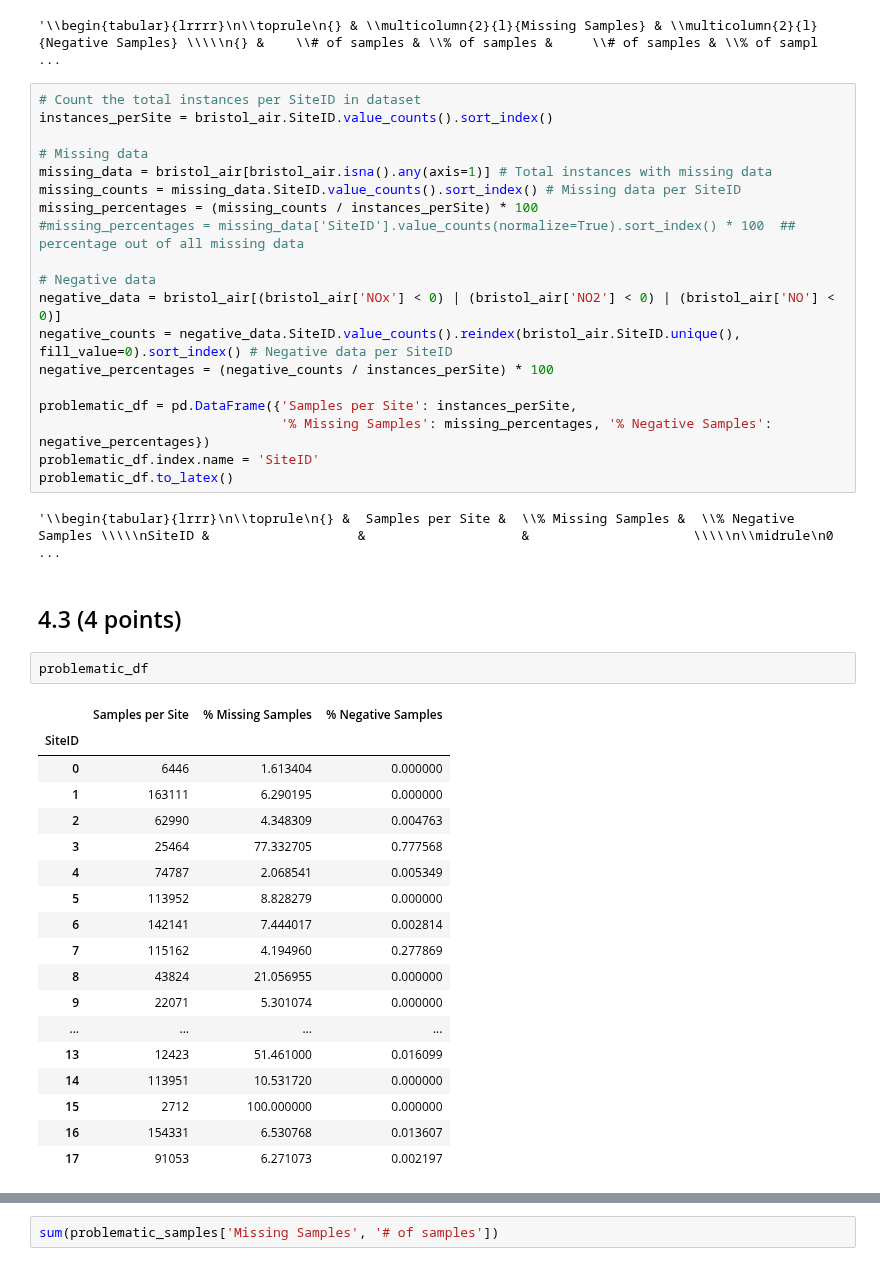
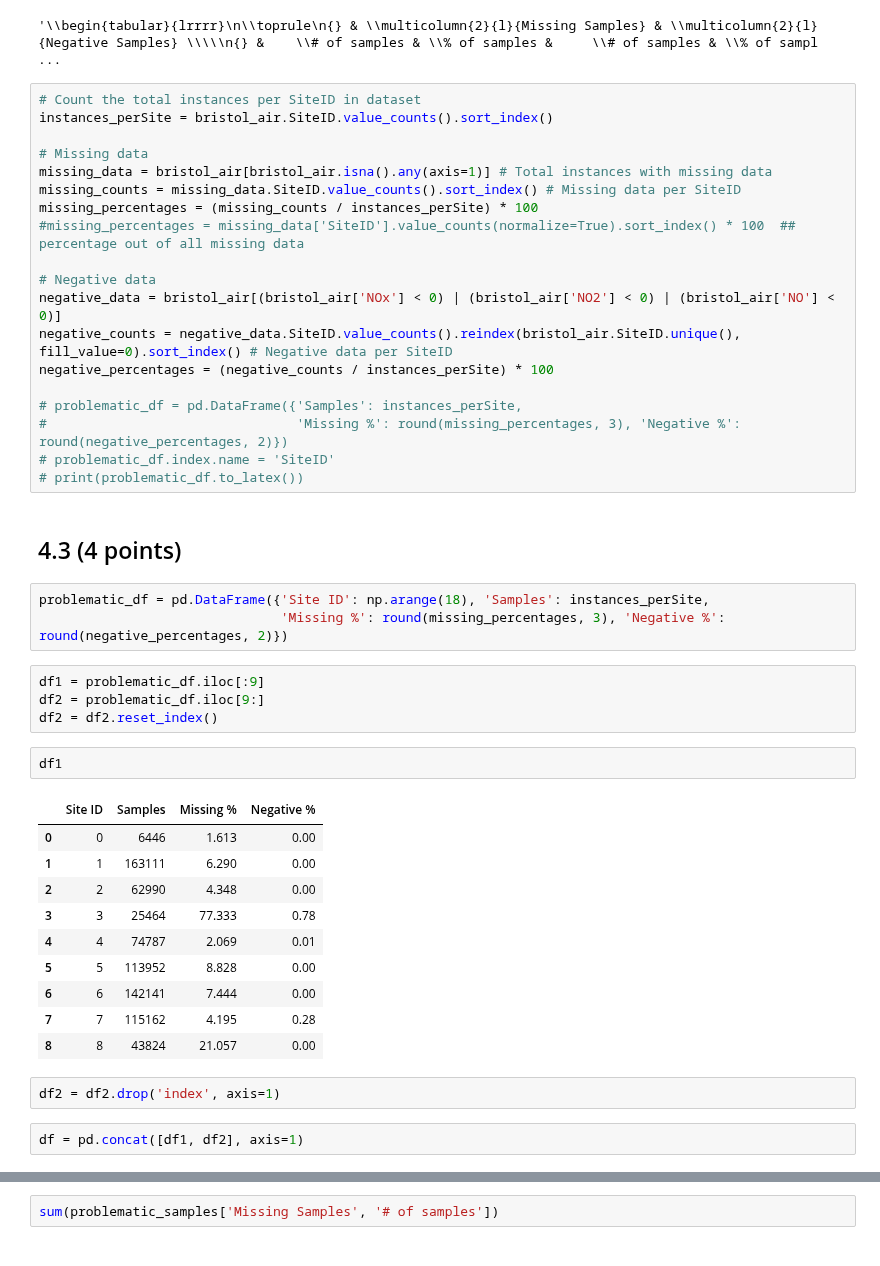
Before and after one commit to celinadong/IAML-CW2, a Jupyter notebook: Data/PartB/Part B - Bristol Air Quality.ipynb, the cells around one changed output, grey strips where cells are left out. Drawn from its saved outputs; the diff is of its cells as text.

```diff
--- a/Data/PartB/Part B - Bristol Air Quality.ipynb
+++ b/Data/PartB/Part B - Bristol Air Quality.ipynb
@@ -182,32 +182,33 @@ negative_data = bristol_air[(bristol_air['NOx'] < 0) | (bristol_air['NO2'] < 0)
 negative_counts = negative_data.SiteID.value_counts().reindex(bristol_air.SiteID.unique(), fill_value=0).sort_index() # Negative data per SiteID
 negative_percentages = (negative_counts / instances_perSite) * 100
 
-problematic_df = pd.DataFrame({'Samples per Site': instances_perSite,
-                               '% Missing Samples': missing_percentages, '% Negative Samples': negative_percentages})
-problematic_df.index.name = 'SiteID'
-problematic_df.to_latex()
+# problematic_df = pd.DataFrame({'Samples': instances_perSite,
+#                                'Missing %': round(missing_percentages, 3), 'Negative %': round(negative_percentages, 2)})
+# problematic_df.index.name = 'SiteID'
+# print(problematic_df.to_latex())
-# %% [output]
-'\\begin{tabular}{lrrr}\n\\toprule\n{} &  Samples per Site &  \\% Missing Samples &  \\% Negative Samples \\\\\nSiteID &                   &                    &                     \\\\\n\\midrule\n0 ...
 # %% [markdown]
 ## 4.3 (4 points)
-# %%
-problematic_df
-# %% [output]
-|  | Samples per Site | % Missing Samples | % Negative Samples |
-| SiteID |  |  |  |
-| 0 | 6446 | 1.613404 | 0.000000 |
-| 1 | 163111 | 6.290195 | 0.000000 |
-| 2 | 62990 | 4.348309 | 0.004763 |
-| 3 | 25464 | 77.332705 | 0.777568 |
-| 4 | 74787 | 2.068541 | 0.005349 |
-| 5 | 113952 | 8.828279 | 0.000000 |
-| 6 | 142141 | 7.444017 | 0.002814 |
-| 7 | 115162 | 4.194960 | 0.277869 |
-| 8 | 43824 | 21.056955 | 0.000000 |
-| 9 | 22071 | 5.301074 | 0.000000 |
-| ... | ... | ... | ... |
-| 13 | 12423 | 51.461000 | 0.016099 |
-| 14 | 113951 | 10.531720 | 0.000000 |
-| 15 | 2712 | 100.000000 | 0.000000 |
-| 16 | 154331 | 6.530768 | 0.013607 |
-| 17 | 91053 | 6.271073 | 0.002197 |
+# %%
+problematic_df = pd.DataFrame({'Site ID': np.arange(18), 'Samples': instances_perSite,
+                               'Missing %': round(missing_percentages, 3), 'Negative %': round(negative_percentages, 2)})
+# %%
+df1 = problematic_df.iloc[:9]
+df2 = problematic_df.iloc[9:]
+df2 = df2.reset_index()
+# %%
+df1
+# %% [output]
+|  | Site ID | Samples | Missing % | Negative % |
+| 0 | 0 | 6446 | 1.613 | 0.00 |
+| 1 | 1 | 163111 | 6.290 | 0.00 |
+| 2 | 2 | 62990 | 4.348 | 0.00 |
+| 3 | 3 | 25464 | 77.333 | 0.78 |
+| 4 | 4 | 74787 | 2.069 | 0.01 |
+| 5 | 5 | 113952 | 8.828 | 0.00 |
+| 6 | 6 | 142141 | 7.444 | 0.00 |
+| 7 | 7 | 115162 | 4.195 | 0.28 |
+| 8 | 8 | 43824 | 21.057 | 0.00 |
+# %%
+df2 = df2.drop('index', axis=1)
+# %%
+df = pd.concat([df1, df2], axis=1)
```
Also changed, not shown: parts of 8 cells of this notebook, 22 other files.
